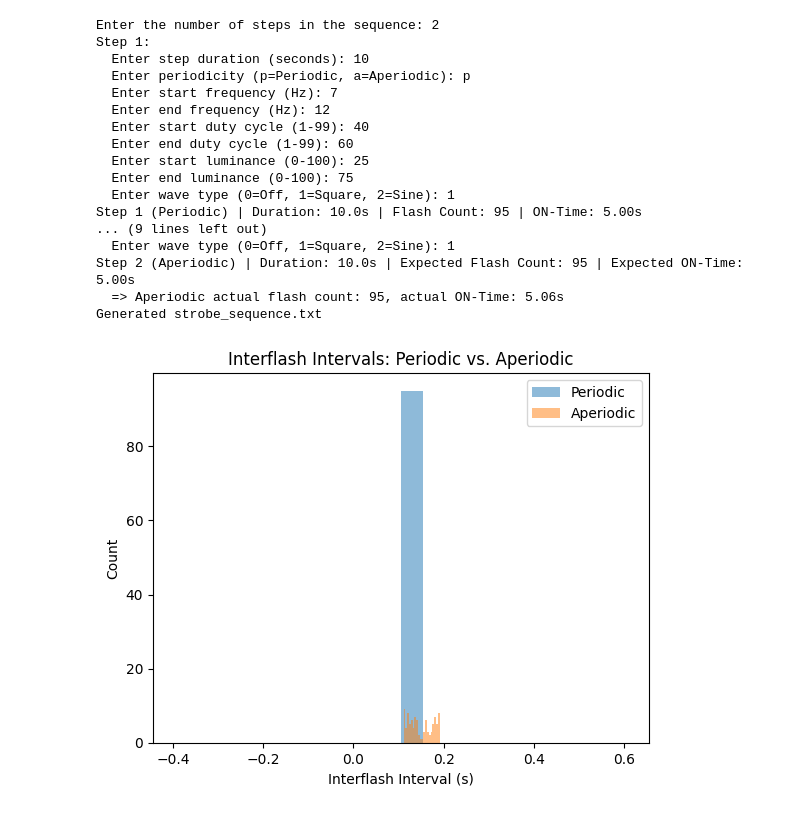
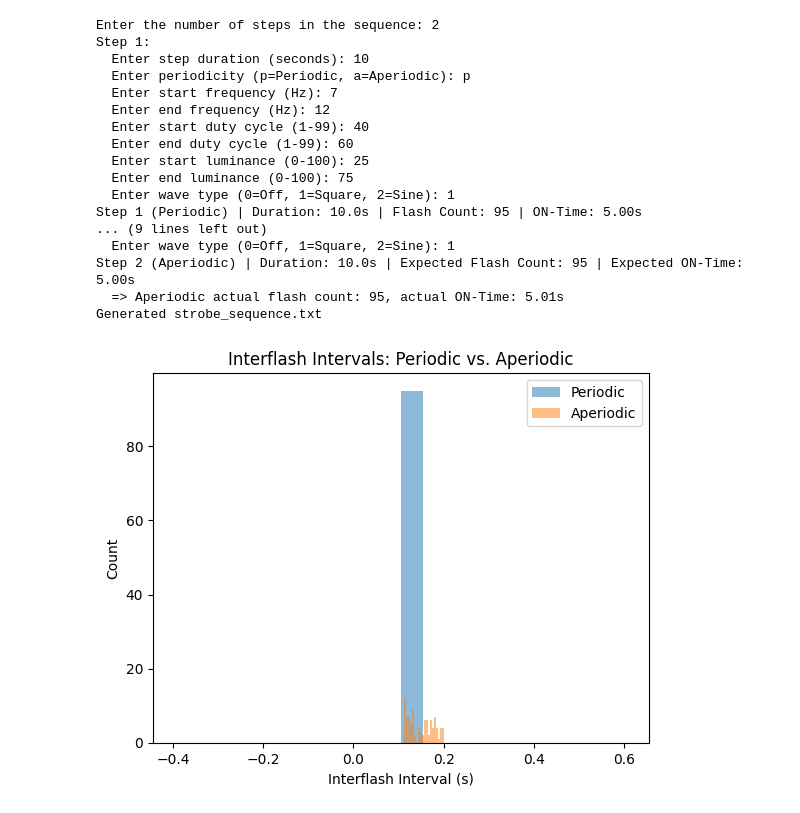
Before and after one commit to dannynacker/roX_gen, a Jupyter notebook: roX_gen_dither.ipynb, the cells around one changed output. Saved outputs shown, nothing was run; the diff lists cells and outputs as text; code cells hidden in the pictures.

```diff
--- a/roX_gen_dither.ipynb
+++ b/roX_gen_dither.ipynb
@@ -45,7 +45,7 @@ def format_time(total_seconds):
 def format_stp(step_duration, wave_type, freq, duty, led_assignments, intensity):
     """
     Formats a single STP line.
-    For oscillator 0, freq and duty are 2-element lists: [start, end],
+    For oscillator 0, freq and duty are lists of two elements: [start, end],
     and intensity is [start, end]. Other oscillators are off.
     """
     blocks = []
@@ -61,7 +61,6 @@ def format_stp(step_duration, wave_type, freq, duty, led_assignments, intensity)
                      f"{duty[0]},{duty[0]},"
                      "0,0,0,0,0,0")
         blocks.append(block)
-    # Use double quotes for the outer string so the inner commas work fine.
     return f"STP\"{max(step_duration, 0.1):.1f},{','.join(blocks)}\""
 
 def get_led_assignments():
@@ -86,7 +85,6 @@ def generate_candidate_flash_params(start_freq, end_freq, start_d, end_d, num_fl
             flash_duty = max(25, min(75, flash_duty_raw))
             on_duration = (1 / flash_freq) * (flash_duty / 100)
             candidate.append((flash_freq, flash_duty, on_duration))
-            # Penalize if the candidate is exactly at boundaries
             if flash_freq == 3 or flash_freq == 15:
                 cost += 1
             if flash_duty == 25 or flash_duty == 75:
@@ -98,21 +96,22 @@ def generate_candidate_flash_params(start_freq, end_freq, start_d, end_d, num_fl
 
 def generate_strobe_sequence():
     """
-    Generates periodic and aperiodic STP sequences with matched flash counts and ON-times.
-    For a periodic step, expected values are computed as:
-        total_flashes = duration * mean_freq
-        expected_on_time = total_flashes * (1/mean_freq) * (mean_duty/100)
-    The aperiodic branch uses a candidate mechanism to generate jittered flash parameters,
-    then scales the duty cycles to match expected ON-time. It also collects interflash intervals
-    for both conditions and plots their histograms.
+    Generates a periodic and an aperiodic STP sequence while ensuring matched flash counts and ON-times.
+    For a periodic step, the expected flash count is:
+         total_flashes = duration * mean_freq
+    and the expected ON-time is:
+         expected_on_time = total_flashes * (1/mean_freq) * (mean_duty/100)
+    For the aperiodic step, candidate flash parameters are generated with jitter,
+    then iteratively scaled so that the sum of their ON-times is as close as possible
+    to the expected ON-time.
+    Finally, interflash intervals for both periodic and aperiodic conditions are recorded and plotted.
     """
     num_steps = int(input("Enter the number of steps in the sequence: "))
     step_params = []
     periodic_flash_counts = []
     periodic_on_times = []
-    # For plotting interflash intervals:
-    periodic_intervals = []
-    aperiodic_intervals = []
+    periodic_intervals = []  # For periodic condition: constant intervals
+    aperiodic_intervals = []  # For aperiodic condition: variable intervals
 
     for i in range(num_steps):
         print(f"Step {i + 1}:")
@@ -139,7 +138,6 @@ def generate_strobe_sequence():
             periodic_flash_counts.append(total_flashes)
             periodic_on_times.append(expected_on_time)
             print(f"Step {i + 1} (Periodic) | Duration: {duration:.1f}s | Flash Count: {total_flashes} | ON-Time: {expected_on_time:.2f}s")
-            # In a periodic step, interflash interval is constant:
             periodic_intervals.extend([1 / mean_freq] * total_flashes)
 
     output = [f'TIM"{format_time(sum(step[0] for step in step_params)).strip()}\"',
@@ -169,30 +167,38 @@ def generate_strobe_sequence():
 
             print(f"Step {step_idx + 1} (Aperiodic) | Duration: {duration:.1f}s | Expected Flash Count: {expected_flashes} | Expected ON-Time: {expected_on_time:.2f}s")
 
-            # Generate candidate flash parameters with a larger jitter range.
-            candidate = generate_candidate_flash_params(start_freq, end_freq, start_d, end_d, expected_flashes, jitter_range_freq=2, jitter_range_duty=20, trials=20)
-            # Record interflash intervals from candidate (for visualization)
+            # Generate candidate jittered flash parameters with a larger jitter range
+            candidate = generate_candidate_flash_params(start_freq, end_freq, start_d, end_d, expected_flashes, jitter_range_freq=2, jitter_range_duty=20, trials=1000)
+            # Record aperiodic interflash intervals:
             for flash_freq, _, _ in candidate:
                 aperiodic_intervals.append(1 / flash_freq)
 
-            # Compute total ON-time from candidate and scale duty cycles if needed.
-            actual_on_time = sum(x[2] for x in candidate)
-            k = expected_on_time / actual_on_time if actual_on_time > 0 else 1
-            adjusted_candidate = []
-            for flash_freq, flash_duty, _ in candidate:
-                new_duty = flash_duty * k
-                new_duty = max(25, min(75, new_duty))  # Clamp within [25,75]
-                new_on = (1 / flash_freq) * (new_duty / 100)
-                adjusted_candidate.append((flash_freq, int(new_duty), new_on))
-            candidate = adjusted_candidate
+            # Iterative scaling to adjust duty cycles so that total ON-time matches expected
+            max_iterations = 5
+            tolerance = 0.01
+            for iteration in range(max_iterations):
+                actual_on_time = sum(x[2] for x in candidate)
+                diff = abs(actual_on_time - expected_on_time)
+                if diff <= tolerance:
+                    break
+                k = expected_on_time / actual_on_time if actual_on_time != 0 else 1
+                new_candidate = []
+                for flash_freq, flash_duty, _ in candidate:
+                    new_duty = flash_duty * k
+                    new_duty = max(25, min(75, new_duty))
+                    new_on = (1 / flash_freq) * (new_duty / 100)
+                    new_candidate.append((flash_freq, new_duty, new_on))
+                candidate = new_candidate
+
             actual_flash_count = len(candidate)
             actual_on_time = sum(x[2] for x in candidate)
             print(f"  => Aperiodic actual flash count: {actual_flash_count}, actual ON-Time: {actual_on_time:.2f}s")
 
-            # Generate 0.1s STP lines for each flash
+            # Create a 0.1s STP line for each flash in candidate
             for flash_freq, flash_duty, on_duration in candidate:
                 stp_line = format_stp(
-                    0.1, wave_type,
+                    0.1,
+                    wave_type,
                     [flash_freq, flash_freq, flash_freq, flash_freq],
                     [flash_duty, flash_duty, flash_duty, flash_duty],
                     led_config,
@@ -203,33 +209,33 @@ def generate_strobe_sequence():
     with open("strobe_sequence.txt", "w", encoding="utf-8", newline="") as f:
         f.write("\r\n".join(output))
     print("Generated strobe_sequence.txt")
 
-    # Visualization: overlay histograms of interflash intervals
+    # Plot overlayed histograms of interflash intervals:
     plt.hist(periodic_intervals, bins=20, alpha=0.5, label="Periodic")
     plt.hist(aperiodic_intervals, bins=20, alpha=0.5, label="Aperiodic")
     plt.xlabel("Interflash Interval (s)")
     plt.ylabel("Count")
     plt.title("Interflash Intervals: Periodic vs. Aperiodic")
     plt.legend()
     plt.show()
 
 generate_strobe_sequence()
 # %% [output]
 Enter the number of steps in the sequence: 2
 Step 1:
   Enter step duration (seconds): 10
   Enter periodicity (p=Periodic, a=Aperiodic): p
   Enter start frequency (Hz): 7
   Enter end frequency (Hz): 12
   Enter start duty cycle (1-99): 40
   Enter end duty cycle (1-99): 60
   Enter start luminance (0-100): 25
   Enter end luminance (0-100): 75
   Enter wave type (0=Off, 1=Square, 2=Sine): 1
 Step 1 (Periodic) | Duration: 10.0s | Flash Count: 95 | ON-Time: 5.00s
 ... (9 lines left out)
   Enter wave type (0=Off, 1=Square, 2=Sine): 1
 Step 2 (Aperiodic) | Duration: 10.0s | Expected Flash Count: 95 | Expected ON-Time: 5.00s
-  => Aperiodic actual flash count: 95, actual ON-Time: 5.06s
+  => Aperiodic actual flash count: 95, actual ON-Time: 5.01s
 Generated strobe_sequence.txt
-[figure, old version]
+[figure, new version]
```
Also changed, not shown: parts of 1 cell of this notebook.
